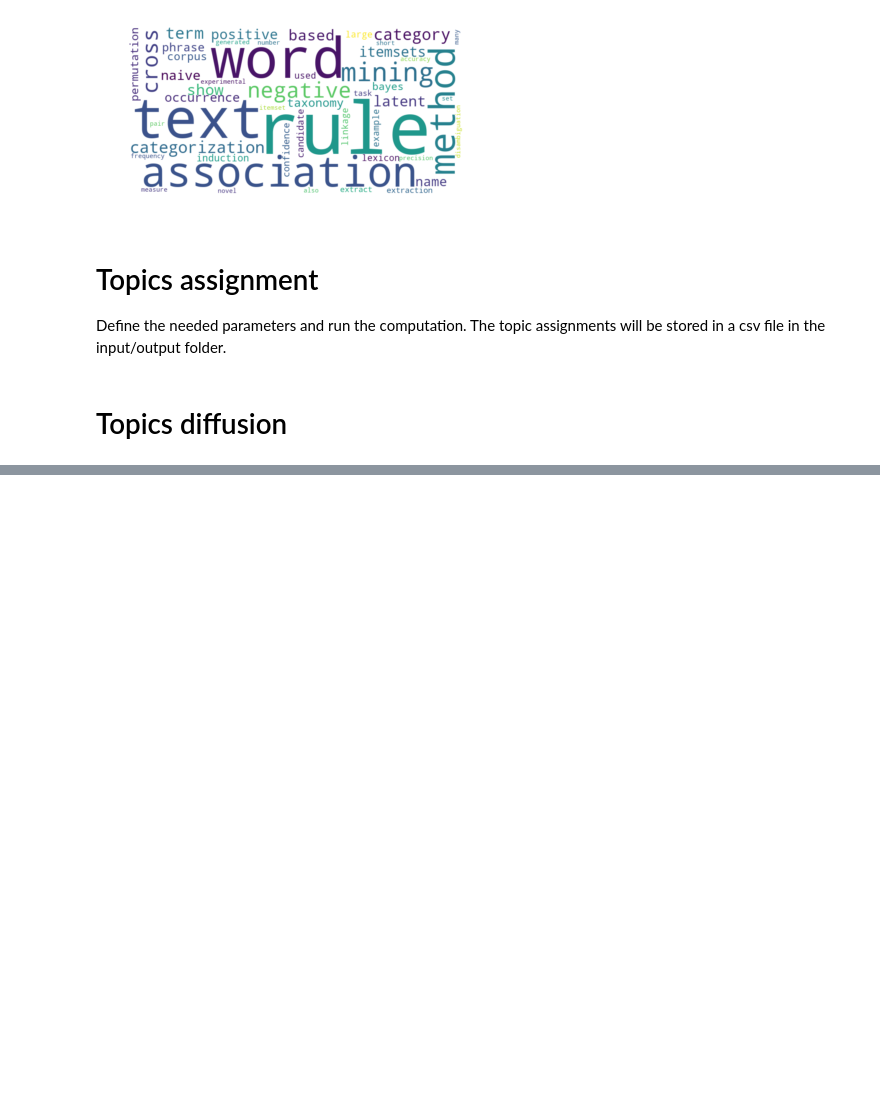
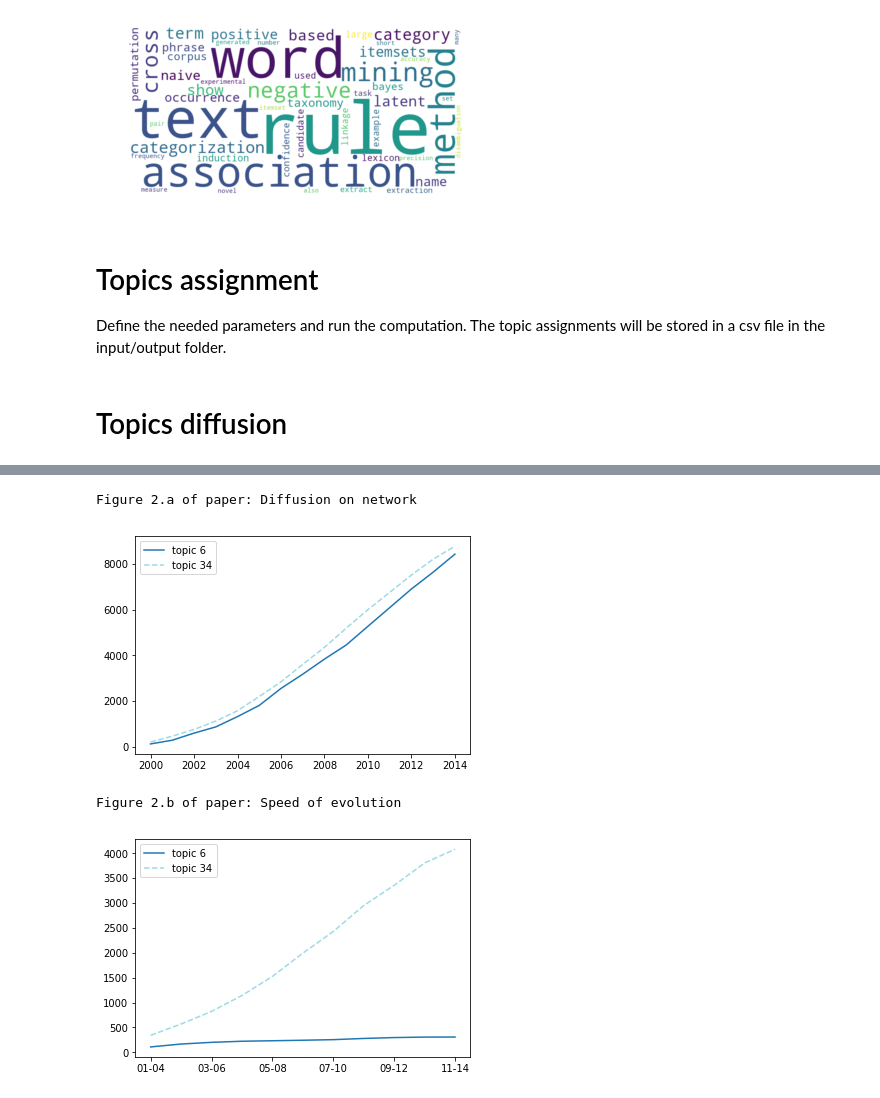
Before and after one commit to rupensa/tranet, a Jupyter notebook: notebook/TrAnET.ipynb, the cells around one changed output, grey strips where cells are left out. Drawn from its saved outputs; the diff is of its cells as text; code cells hidden in the pictures; blank space fills up the shorter version.

```diff
--- a/notebook/TrAnET.ipynb
+++ b/notebook/TrAnET.ipynb
@@ -123,0 +231,3 @@ TODO
+# %%
+#get dataframe of items <paper_id, author_name, year, topic_id, topic_weight>
+authors_csv = get_authors()
@@ -123,0 +364,14 @@ TODO
+# %%
+#parameters
+#list of topic ids under consideration. Each item must be in the range [0, number_of_topics_to_extract)
+topic_ids = [6,34]
+#length, in years, of time window
+time_window = 4
+#overlap, in years, of time window
+overlap = 3
+# %%
+#get dataframe that count the number of authors by year and topic_id
+authors_by_topic = count_authors_by_topic(topic_ids)
+# %%
+#get dataframe that count the number of authors that have cited a paper published on topic in the previous time window
+authors_by_topic_time_windows = count_authors_by_topic_time_windows(topic_ids, get_time_windows(diffusion_starting_year+1, diffusion_ending_year, time_window, overlap))
@@ -123,0 +436,11 @@ TODO
+# %%
+print("Figure 2.a of paper: Diffusion on network")
+plot_authors_topic_single(authors_by_topic, "new_authors_cumulative")
+
+print("Figure 2.b of paper: Speed of evolution")
+plot_authors_topic_time_windows_single(authors_by_topic_time_windows, "new_authors_intopic_cumulative")
+# %% [output]
+Figure 2.a of paper: Diffusion on network
+[figure, added]
+Figure 2.b of paper: Speed of evolution
+[figure, added]
```
Also changed, not shown: parts of 17 cells of this notebook, 2 other files.
